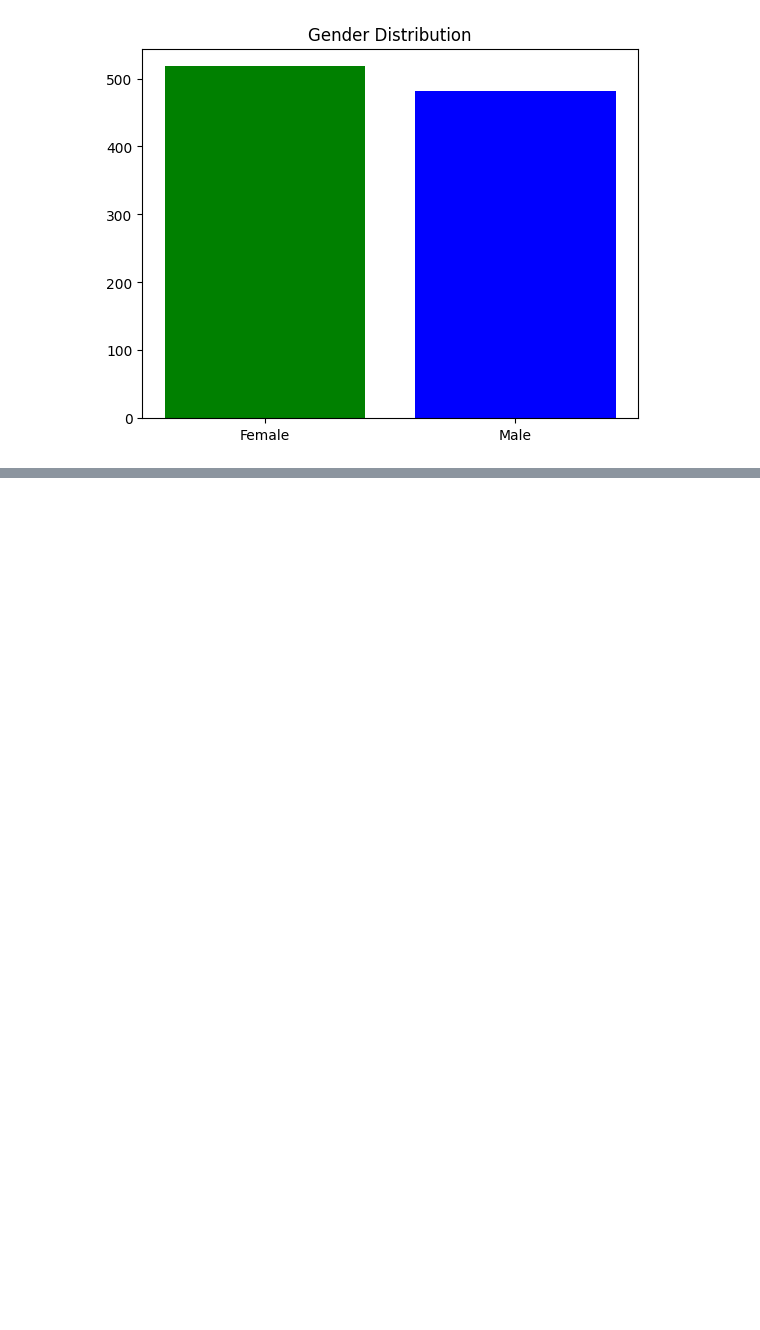
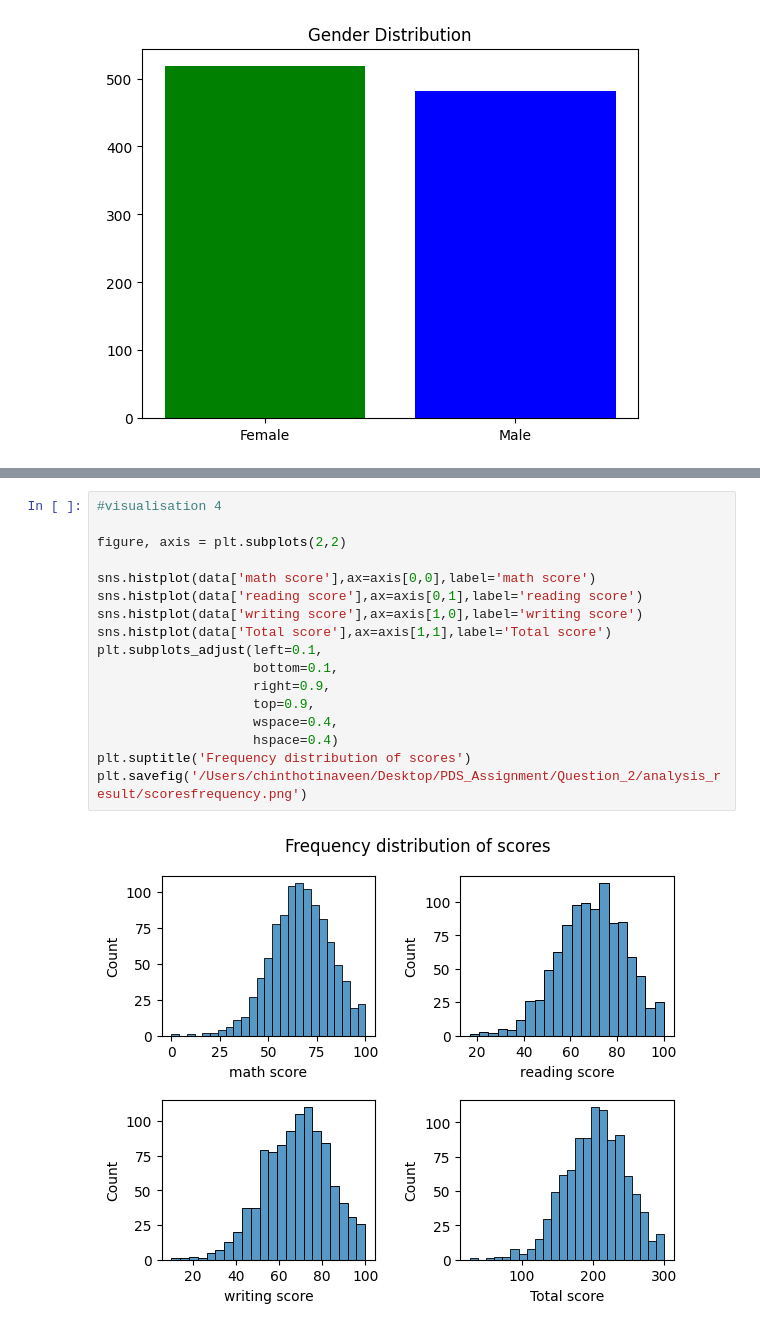
Before and after one commit to srujan875/PDS_Assignment1, a Jupyter notebook: PDS_Assignment/Question_2/src/analysis.ipynb, the cells around one changed output, grey strips where cells are left out. Saved outputs shown, nothing was run; the diff lists cells and outputs as text; blank space fills up the shorter version.

```diff
--- a/PDS_Assignment/Question_2/src/analysis.ipynb
+++ b/PDS_Assignment/Question_2/src/analysis.ipynb
@@ -56,0 +70,19 @@ plt.savefig('/Users/chinthotinaveen/Desktop/PDS_Assignment/Question_2/analysis_r
+# %%
+#visualisation 4
+
+figure, axis = plt.subplots(2,2)
+
+sns.histplot(data['math score'],ax=axis[0,0],label='math score')
+sns.histplot(data['reading score'],ax=axis[0,1],label='reading score')
+sns.histplot(data['writing score'],ax=axis[1,0],label='writing score')
+sns.histplot(data['Total score'],ax=axis[1,1],label='Total score')
+plt.subplots_adjust(left=0.1,
+                    bottom=0.1,
+                    right=0.9,
+                    top=0.9,
+                    wspace=0.4,
+                    hspace=0.4)
+plt.suptitle('Frequency distribution of scores')
+plt.savefig('/Users/chinthotinaveen/Desktop/PDS_Assignment/Question_2/analysis_result/scoresfrequency.png')
+# %% [output]
+[figure, added]
```
Also changed, not shown: parts of 3 cells of this notebook, 7 other files.
